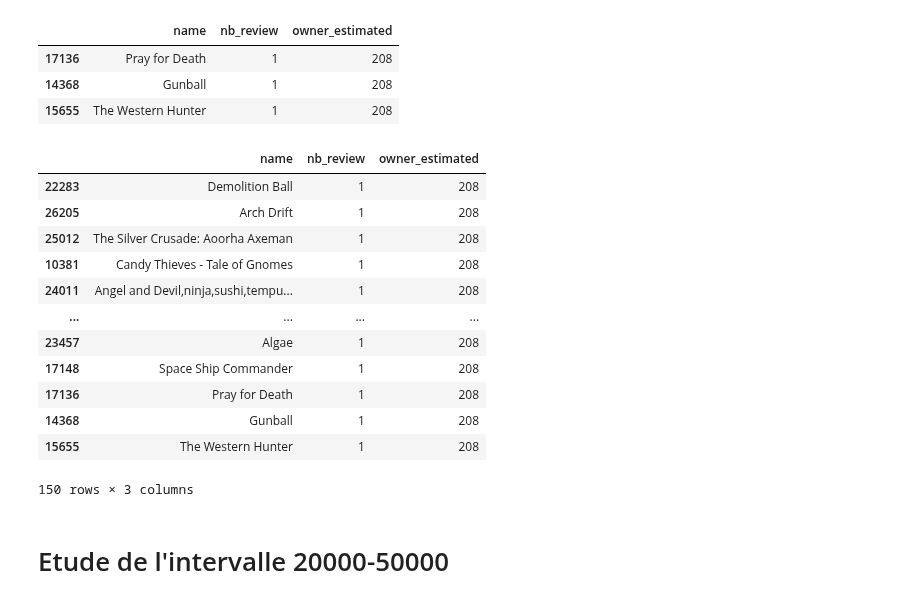
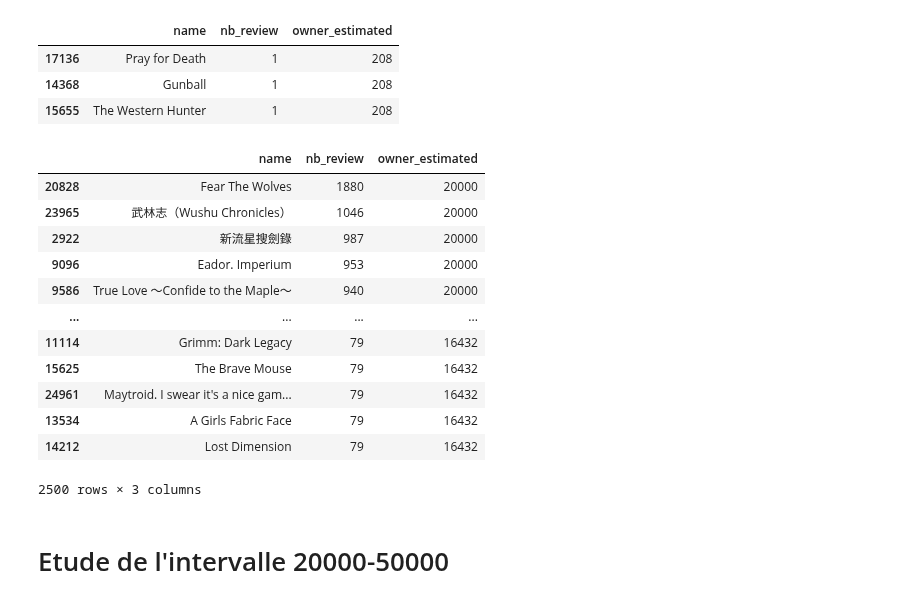
Before and after one commit to Rvanelven/steamator, a Jupyter notebook: notebooks/etienne_#10_cleaning_des_colonnes.ipynb, the cells around one changed output. Saved outputs shown, nothing was run; the diff lists cells and outputs as text; code cells hidden in the pictures.

```diff
--- a/notebooks/etienne_#10_cleaning_des_colonnes.ipynb
+++ b/notebooks/etienne_#10_cleaning_des_colonnes.ipynb
@@ -291,21 +300,21 @@ condition = lambda x: 20000 if x > 20000 else x
 # %%
 new_data['owner_estimated'] = new_data.owner_estimated.apply(condition)
 # %%
-new_data[['name', 'nb_review', 'owner_estimated']].tail(150)
+new_data[['name', 'nb_review', 'owner_estimated']].head(2500)
 # %% [output]
 |  | name | nb_review | owner_estimated |
-| 22283 | Demolition Ball | 1 | 208 |
-| 26205 | Arch Drift | 1 | 208 |
-| 25012 | The Silver Crusade: Aoorha Axeman | 1 | 208 |
-| 10381 | Candy Thieves - Tale of Gnomes | 1 | 208 |
-| 24011 | Angel and Devil,ninja,sushi,tempu... | 1 | 208 |
+| 20828 | Fear The Wolves | 1880 | 20000 |
+| 23965 | 武林志（Wushu Chronicles） | 1046 | 20000 |
+| 2922 | 新流星搜劍錄 | 987 | 20000 |
+| 9096 | Eador. Imperium | 953 | 20000 |
+| 9586 | True Love ～Confide to the Maple～ | 940 | 20000 |
 | ... | ... | ... | ... |
-| 23457 | Algae | 1 | 208 |
-| 17148 | Space Ship Commander | 1 | 208 |
-| 17136 | Pray for Death | 1 | 208 |
-| 14368 | Gunball | 1 | 208 |
-| 15655 | The Western Hunter | 1 | 208 |
+| 11114 | Grimm: Dark Legacy | 79 | 16432 |
+| 15625 | The Brave Mouse | 79 | 16432 |
+| 24961 | Maytroid. I swear it's a nice gam... | 79 | 16432 |
+| 13534 | A Girls Fabric Face | 79 | 16432 |
+| 14212 | Lost Dimension | 79 | 16432 |
-150 rows × 3 columns
+2500 rows × 3 columns
 # %% [markdown]
 # Etude de l'intervalle 20000-50000
 # %%
```
Also changed, not shown: parts of 46 cells of this notebook, 1 other file.
